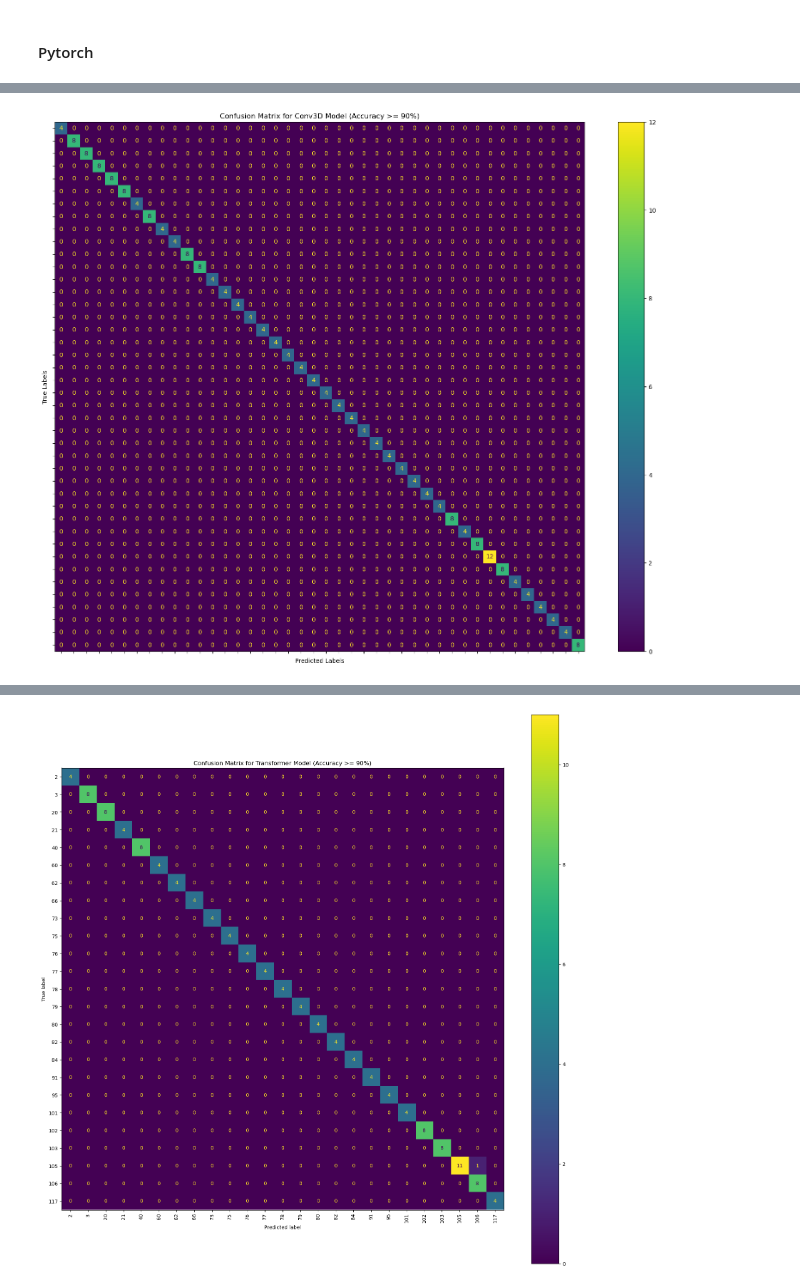
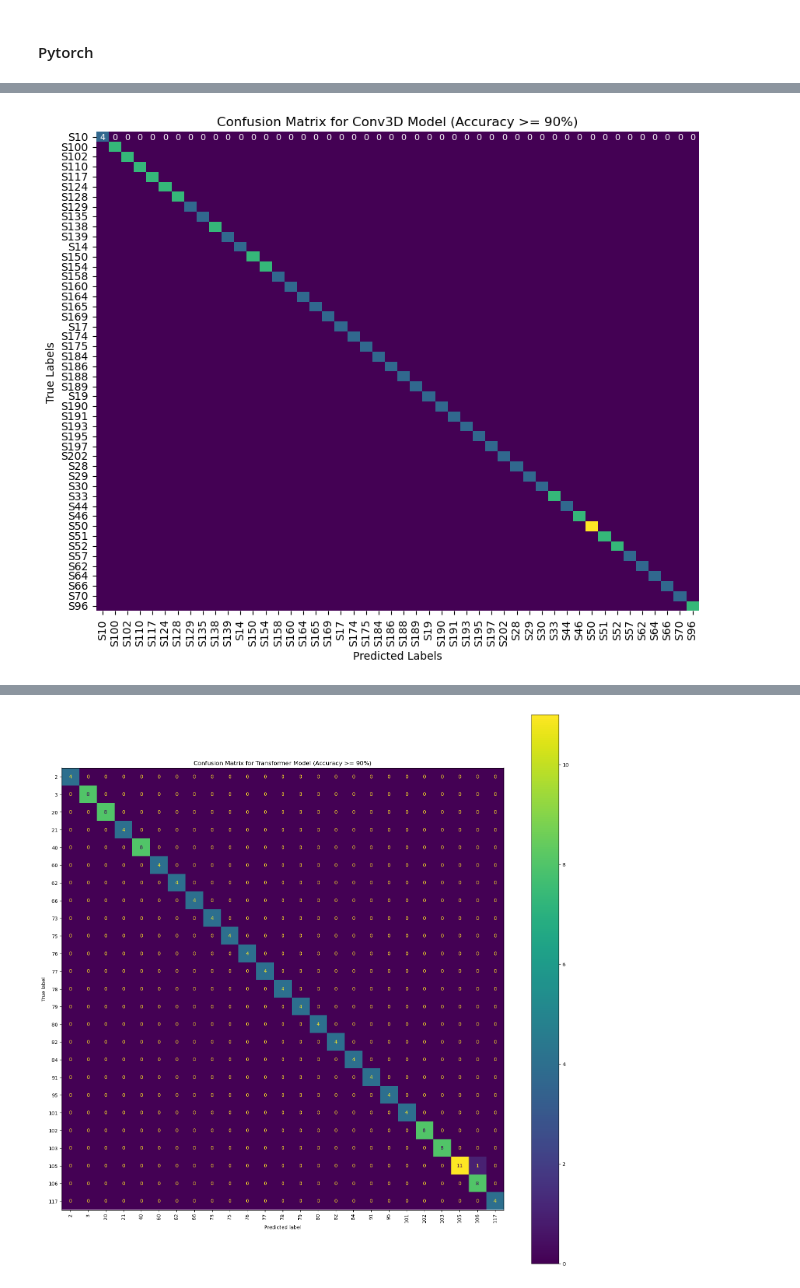
Before and after one commit to ShowHsiang/AI-development-for-multimodal-sensor-data-based-on-robotic-haptics, a Jupyter notebook: dataset/data processing/batch_processing.ipynb, the cells around one changed output, grey strips where cells are left out. Saved outputs shown, nothing was run; the diff lists cells and outputs as text; code cells hidden in the pictures.

```diff
--- a/dataset/data processing/batch_processing.ipynb
+++ b/dataset/data processing/batch_processing.ipynb
@@ -225,7 +225,8 @@ def load_data(data_dir):
     X, y = [], []
     for filename in os.listdir(data_dir):
         if filename.endswith('.csv'):
-            label = filename.split('_')[0].split('-')[0]
+            # label = filename.split('_')[0].split('-')[0]
+            label = int(filename.split('_')[0][1:])
             df = pd.read_csv(os.path.join(data_dir, filename))
             if df.shape[1] == 65:  # 确保数据有64个传感器值列加一个时间戳列
                 data = df.iloc[:, 1:65].values.reshape(-1, 8, 8, 1)
@@ -403,6 +405,8 @@ def load_data(data_dir):
     for filename in os.listdir(data_dir):
         if filename.endswith('.csv'):
             label = filename.split('_')[0].split('-')[0]
+            # match = re.search(r'S(\d+)[_-]', filename)
+            # label = int(match.group(1))
             df = pd.read_csv(os.path.join(data_dir, filename))
             if df.shape[1] == 65:  # 确保数据有64个传感器值列加一个时间戳列
                 data = df.iloc[:, 1:65].values.reshape(-1, 8, 8, 1)
@@ -411,7 +415,7 @@ def load_data(data_dir):
     return X, y
 
 data_dir = "/mnt/g/textures/dataset/data processing/csv"
-X, yraw = load_data(data_dir)
+X, y = load_data(data_dir)
 
 # 确保所有样本的时间序列长度一致
 max_time_steps = max([x.shape[0] for x in X])
@@ -423,7 +427,7 @@ for x in X:
 
 # 标签编码
 label_encoder = LabelEncoder()
-y = label_encoder.fit_transform(yraw)
+y = label_encoder.fit_transform(y)
 num_classes = len(label_encoder.classes_)
 
 # 将数据转换为NumPy数组
@@ -438,7 +442,7 @@ y = torch.tensor(y, dtype=torch.long)
 X_padded = X_padded.permute(0, 4, 1, 2, 3)
 # %%
 X_train_list, X_test_list, y_train_list, y_test_list = [], [], [], []
-min_samples = 5  # 设置最小样本数阈值
+min_samples = 10  # 设置最小样本数阈值
 for label in np.unique(y):
     X_label = X_padded[y == label]
     y_label = y[y == label]
@@ -456,6 +460,12 @@ X_train = torch.cat(X_train_list)
 X_test = torch.cat(X_test_list)
 y_train = torch.cat(y_train_list)
 y_test = torch.cat(y_test_list)
+
+# # 标签编码
+# label_encoder = LabelEncoder()
+# y_train_encoded = label_encoder.fit_transform(y_train)
+# y_test_encoded = label_encoder.transform(y_test)
+# num_classes = len(label_encoder.classes_)
 
 train_dataset = TensorDataset(X_train, y_train)
 test_dataset = TensorDataset(X_test, y_test)
@@ -715,65 +745,69 @@ plt.show()
 # %%
 def compute_accuracy_per_class(cm):
     accuracy_per_class = cm.diagonal() / cm.sum(axis=1)
     return accuracy_per_class
 
 # 过滤准确率高于90%的类别
 def filter_classes(cm, accuracy_threshold=0.9):
     accuracy_per_class = compute_accuracy_per_class(cm)
     selected_classes = np.where(accuracy_per_class >= accuracy_threshold)[0]
     return selected_classes
 
 # 绘制混淆矩阵
 def plot_confusion_matrix(cm, selected_classes, title):
     cm_filtered = cm[selected_classes][:, selected_classes]
-    cm_normalized = cm_filtered.astype('float') / cm_filtered.sum(axis=1)[:, np.newaxis]
+    # cm_normalized = cm_filtered.astype('float') / cm_filtered.sum(axis=1)[:, np.newaxis]
 
-    # plt.figure(figsize=(10, 8))
-    # sns.heatmap(cm_normalized, annot=True, cmap='viridis', cbar=False, annot_kws={"size": 8, "color": "white"},
-    #             xticklabels=selected_classes, yticklabels=selected_classes)
-    # plt.title(title)
+    plt.figure(figsize=(10, 8))
+    sns.heatmap(cm_filtered, annot=True, cmap='viridis', cbar=False, annot_kws={"size": 8, "color": "white"},
+                xticklabels=label_encoder.inverse_transform(selected_classes), yticklabels=label_encoder.inverse_transform(selected_classes))
+    plt.title(title)
+    plt.xlabel('Predicted Labels')
+    plt.ylabel('True Labels')
+    plt.show()
+    # disp = ConfusionMatrixDisplay(confusion_matrix=cm_filtered, display_labels=selected_classes_transformer)
+    # fig, ax = plt.subplots(figsize=(20, 16))
+    # disp.plot(ax=ax)
     # plt.xlabel('Predicted Labels')
     # plt.ylabel('True Labels')
+    # plt.xticks(rotation=90)
+    # plt.title(title)
     # plt.show()
-    disp = ConfusionMatrixDisplay(confusion_matrix=cm_filtered, display_labels=selected_classes_transformer)
-    fig, ax = plt.subplots(figsize=(20, 16))
-    disp.plot(ax=ax)
-    plt.xlabel('Predicted Labels')
-    plt.ylabel('True Labels')
-    plt.xticks(rotation=90)
-    plt.title(title)
-    plt.show()
 
-# 计算混淆矩阵
-conv_model.eval()
-y_true, y_pred_conv = [], []
-with torch.no_grad():
-    for X_batch, y_batch in test_loader:
-        X_batch, y_batch = X_batch.to(device), y_batch.to(device)
-        outputs = conv_model(X_batch)
-        _, predicted = torch.max(outputs, 1)
-        y_true.extend(y_batch.cpu().numpy())
-        y_pred_conv.extend(predicted.cpu().numpy())
+# # 计算混淆矩阵
+# conv_model.eval()
+# y_true_conv, y_pred_conv = [], []
+# with torch.no_grad():
+#     for X_batch, y_batch in test_loader:
+#         X_batch, y_batch = X_batch.to(device), y_batch.to(device)
+#         outputs = conv_model(X_batch)
+#         _, predicted = torch.max(outputs, 1)
+#         y_true_conv.extend(y_batch.cpu().numpy())
+#         y_pred_conv.extend(predicted.cpu().numpy())
+# y_true_conv = label_encoder.inverse_transform(y_true_conv)
+# y_pred_conv = label_encoder.inverse_transform(y_pred_conv)
 
-transformer_model.eval()
-y_pred_transformer = []
-with torch.no_grad():
-    for X_batch, y_batch in test_loader:
-        X_batch, y_batch = X_batch.to(device), y_batch.to(device)
-        outputs = transformer_model(X_batch)
-        _, predicted = torch.max(outputs, 1)
-        y_pred_transformer.extend(predicted.cpu().numpy())
-
-# 计算混淆矩阵
-cm_conv = confusion_matrix(y_true, y_pred_conv, labels=range(num_classes))
-cm_transformer = confusion_matrix(y_true, y_pred_transformer, labels=range(num_classes))
+# transformer_model.eval()
+# y_true_transformer, y_pred_transformer = [], []
+# with torch.no_grad():
+#     for X_batch, y_batch in test_loader:
+#         X_batch, y_batch = X_batch.to(device), y_batch.to(device)
+#         outputs = transformer_model(X_batch)
+#         _, predicted = torch.max(outputs, 1)
+#         y_true_transformer.extend(y_batch.cpu().numpy())
+#         y_pred_transformer.extend(predicted.cpu().numpy())
+# y_true_transformer = label_encoder.inverse_transform(y_true_transformer)
+# y_pred_transformer = label_encoder.inverse_transform(y_pred_transformer)
+# # 计算混淆矩阵
+# cm_conv = confusion_matrix(y_true_conv, y_pred_conv, labels=label_encoder.classes_)
+# cm_transformer = confusion_matrix(y_true_transformer, y_pred_transformer, labels=label_encoder.classes_)
 
 # 过滤准确率高于90%的类别
 selected_classes_conv = filter_classes(cm_conv, 0.9)
 selected_classes_transformer = filter_classes(cm_transformer, 0.9)
 
 # 绘制混淆矩阵
 plot_confusion_matrix(cm_conv, selected_classes_conv, 'Confusion Matrix for Conv3D Model (Accuracy >= 90%)')
 plot_confusion_matrix(cm_transformer, selected_classes_transformer, 'Confusion Matrix for Transformer Model (Accuracy >= 90%)')
 # %% [output]
-[figure, old version]
+[figure, new version]
```
Also changed, not shown: parts of 17 cells of this notebook, 4 other files.
